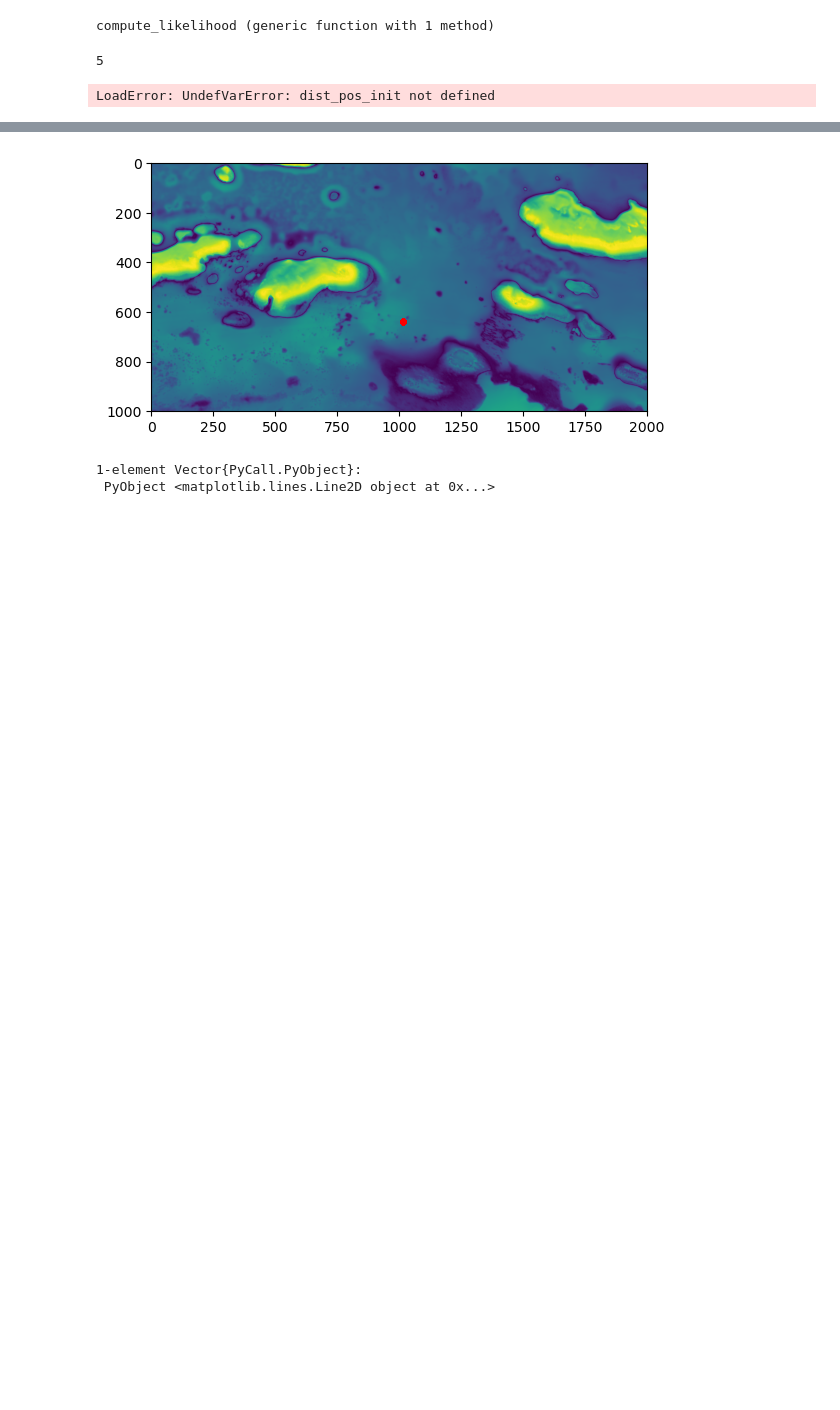
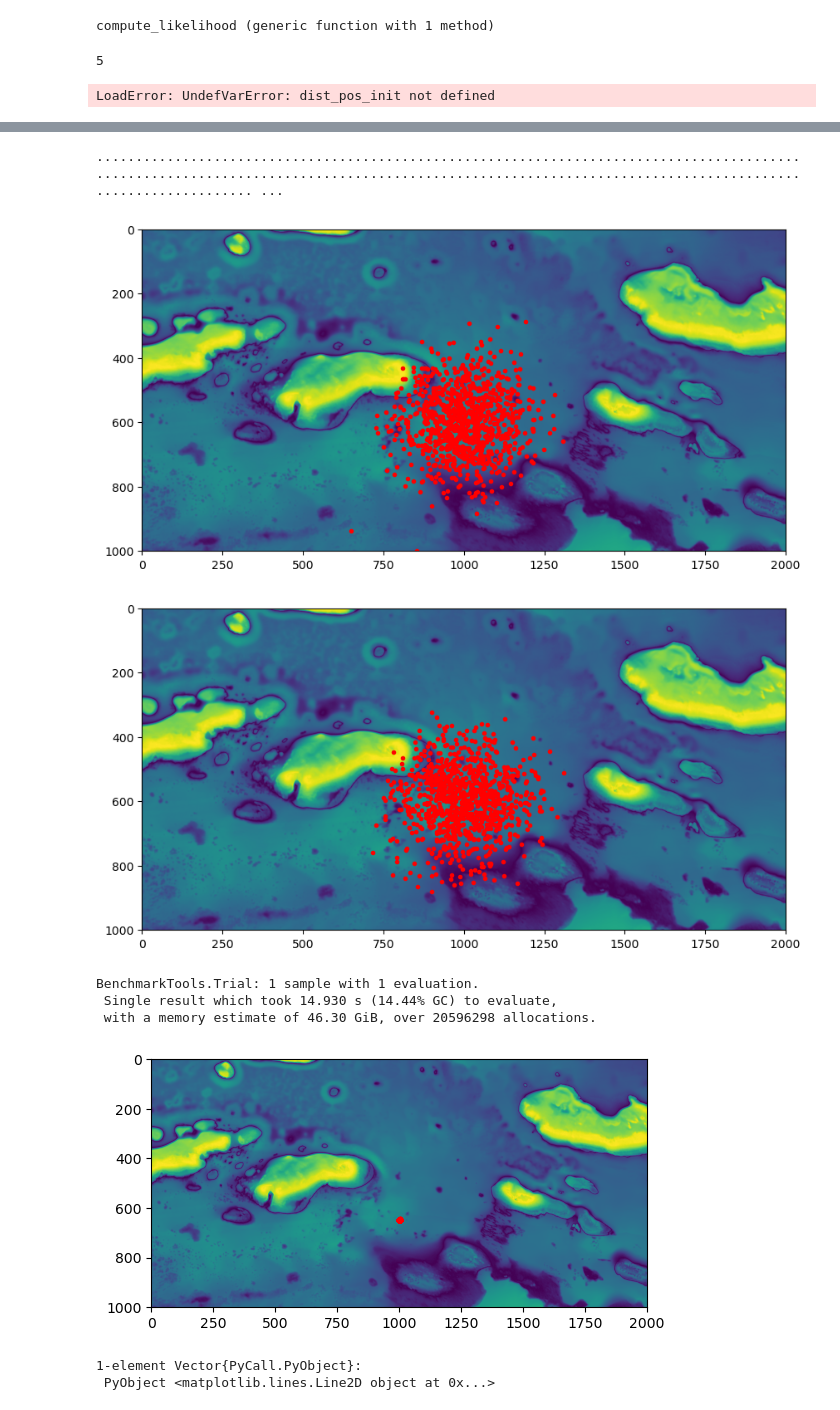
Before and after one commit to AmyPhung/GPUParticleFilter.jl, a Jupyter notebook: sandbox.ipynb, the cells around one changed output, grey strips where cells are left out. Drawn from its saved outputs; the diff is of its cells as text; code cells hidden in the pictures; blank space fills up the shorter version.

```diff
--- a/sandbox.ipynb
+++ b/sandbox.ipynb
@@ -630,3 +606,12 @@ end
+# %%
+results = @benchmark test_particle_filter() evals=1 samples=1
+# %% [output]
+........................................................................................................................................................................................................ ...
+[figure, added]
+[figure, added]
+BenchmarkTools.Trial: 1 sample with 1 evaluation.
+ Single result which took 14.930 s (14.44% GC) to evaluate,
+ with a memory estimate of 46.30 GiB, over 20596298 allocations.
 # %%
 # Plot particles at step n
 
```
Also changed, not shown: parts of 12 cells of this notebook, 1 other file.
